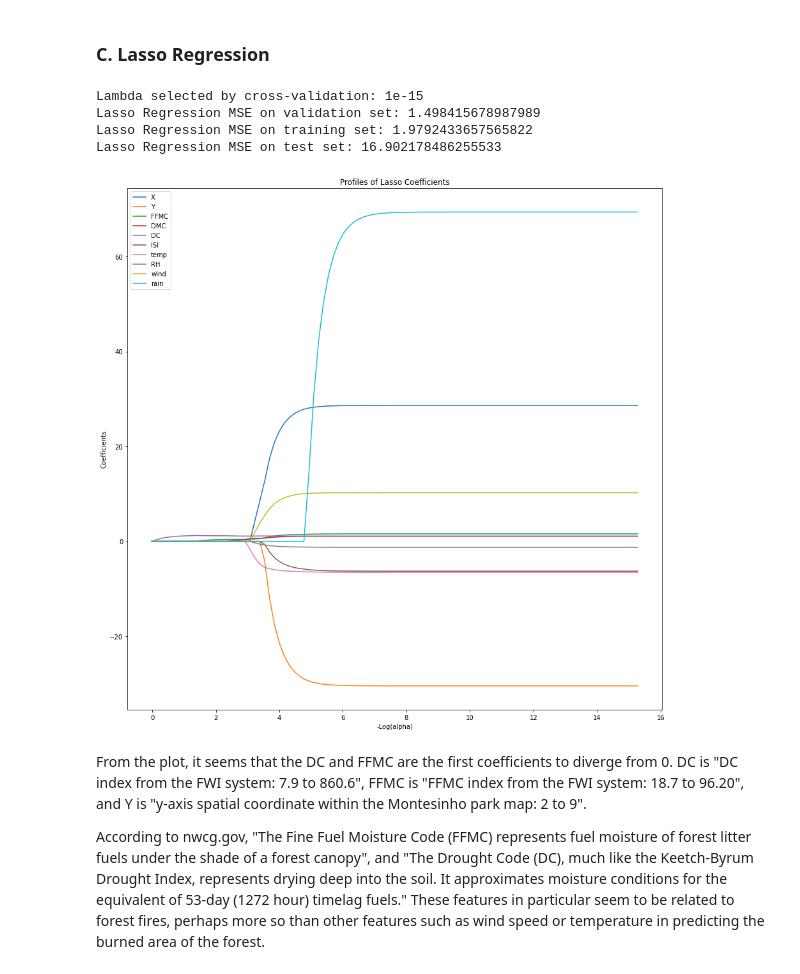
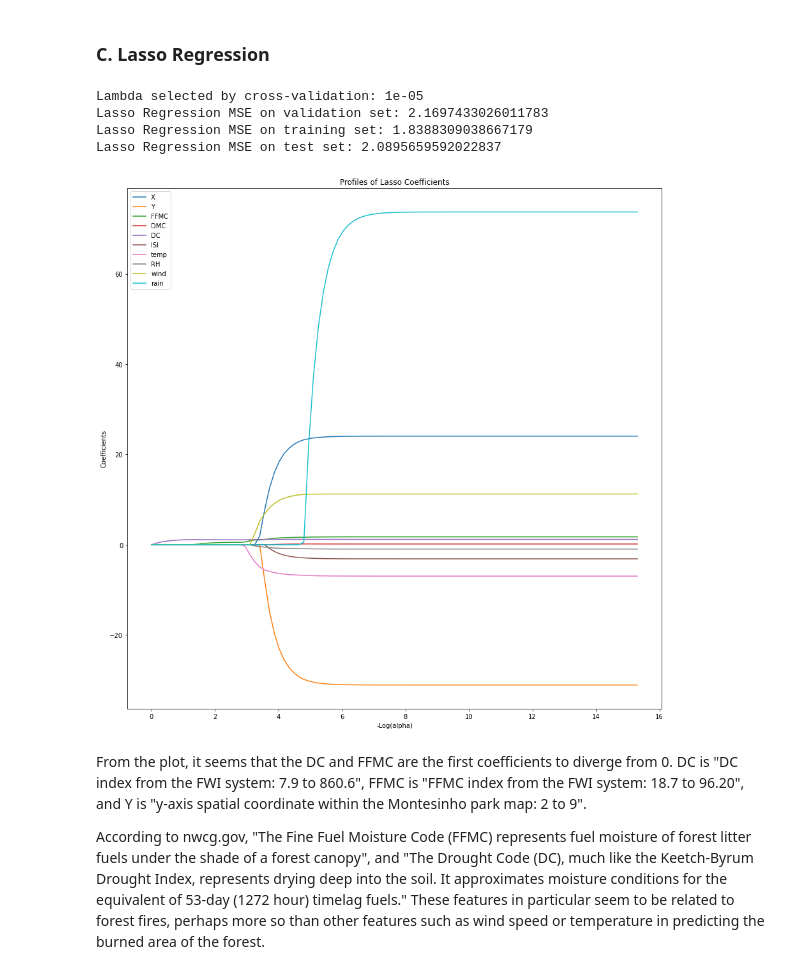
Before and after one commit to nsubbaian/FrequentistML, a Jupyter notebook: Project1/FMLAssignment_1.ipynb, the cells around one changed output. Saved outputs shown, nothing was run; the diff lists cells and outputs as text; code cells hidden in the pictures.

```diff
--- a/Project1/FMLAssignment_1.ipynb
+++ b/Project1/FMLAssignment_1.ipynb
@@ -141,7 +150,7 @@ Ridge Regression MSE on test set: 1.680945316530964
 # %%
 LassoTrain_X, LassoTrain_Y = training.iloc[:, :10], np.log(training.iloc[:, 10]+ 1)
 LassoVal_X, LassoVal_Y = validation.iloc[:, :10], np.log(validation.iloc[:, 10]+1)
-LassoTest_X, LassoTest_Y = test.iloc[:, :10], np.log(test.iloc[:,10]+.01)
+LassoTest_X, LassoTest_Y = test.iloc[:, :10], np.log(test.iloc[:, 10]+1)
 bestMSE = float('inf')
 
 # using sci-kit learn or MATLAB
@@ -161,40 +170,40 @@ for lam in [1e-15, 1e-5, .1, 1,1e-4, 1e-2,1e-3, 1, 5, 10]:
       bestMSE = LassoMSE
 
 print("Lambda selected by cross-validation:", bestLambda)
-print("Lasso Regression MSE on validation set:", LassoMSE)
+print("Lasso Regression MSE on validation set:", bestMSE)
 
 clf = linear_model.Lasso(alpha=bestLambda)
 clf.fit(LassoTrain_X, LassoTrain_Y)
 y_hat = clf.predict(LassoTrain_X)
 lassoMSE_train = np.square(np.subtract(LassoTrain_Y,y_hat)).mean()
 print("Lasso Regression MSE on training set:", lassoMSE_train)
 
 clf = linear_model.Lasso(alpha=bestLambda)
 clf.fit(LassoTrain_X, LassoTrain_Y)
 y_hat = clf.predict(LassoTest_X)
 LassoMSE_test = np.square(np.subtract(LassoTest_Y,y_hat)).mean()
 print("Lasso Regression MSE on test set:", LassoMSE_test)
 
 # Display a Lasso plot (there are built in functions for Lasso plot in sci-kit/MATLAB).
 alphas, coefs, _ = linear_model.lasso_path(LassoTrain_X, LassoTrain_Y, eps=5e-16)
 fig, ax = plt.subplots(figsize=[15,15])
 
 for i in range(len(coefs)):
     ax.plot((-np.log10(alphas)), coefs[i].T, label = features[i])
 
 # Sci-kit learn had the plot against -Log(alpha) instead of the shrinkage factor as shown in book
 plt.xlabel('-Log(alpha)')
 plt.ylabel('Coefficients')
 plt.title('Profiles of Lasso Coefficients')
 plt.legend()
 plt.axis('tight')
 plt.show()
 # %% [output]
-Lambda selected by cross-validation: 1e-15
-Lasso Regression MSE on validation set: 1.498415678987989
-Lasso Regression MSE on training set: 1.9792433657565822
-Lasso Regression MSE on test set: 16.902178486255533
+Lambda selected by cross-validation: 1e-05
+Lasso Regression MSE on validation set: 2.1697433026011783
+Lasso Regression MSE on training set: 1.8388309038667179
+Lasso Regression MSE on test set: 2.0895659592022837
-[figure, old version]
+[figure, new version]
 # %% [markdown]
 From the plot, it seems that the DC and FFMC are the first coefficients to diverge from 0. DC is "DC index from the FWI system: 7.9 to 860.6", FFMC is "FFMC index from the FWI system: 18.7 to 96.20", and Y is "y-axis spatial coordinate within the Montesinho park map: 2 to 9".
 
```
Also changed, not shown: parts of 3 cells of this notebook.
